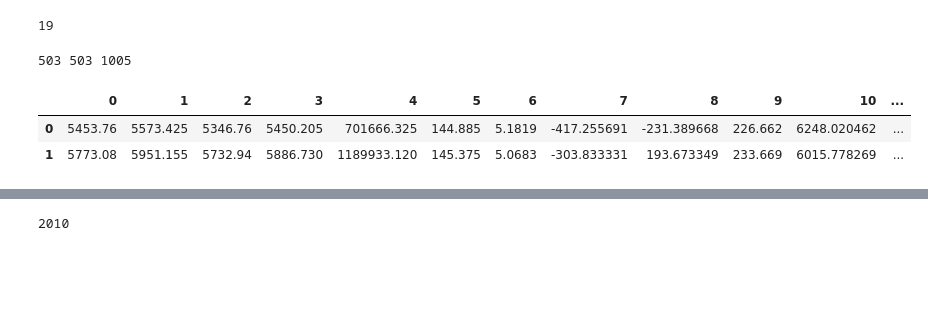
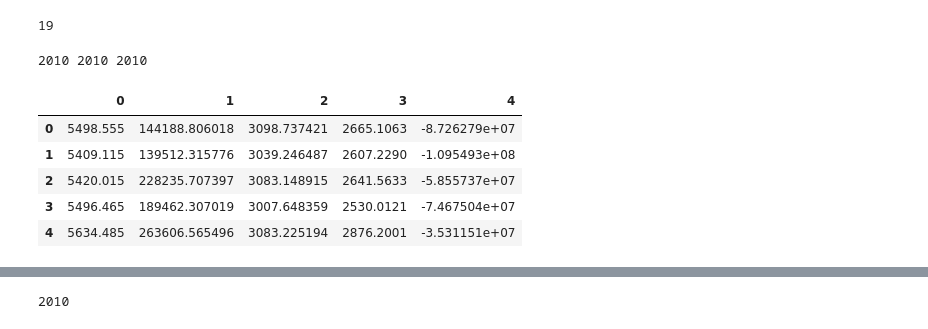
Before and after one commit to timothyyu/wsae-lstm, a Jupyter notebook: notebooks/archived/1c_wavelet_draft_test_exploration.ipynb, the cells around one changed output, grey strips where cells are left out. Drawn from its saved outputs; the diff is of its cells as text; code cells hidden in the pictures; blank space fills up the shorter version.

```diff
--- a/notebooks/archived/1c_wavelet_draft_test_exploration.ipynb
+++ b/notebooks/archived/1c_wavelet_draft_test_exploration.ipynb
@@ -28,5 +28,5 @@ from wsae_lstm.utils import dictmap_load
 # %%
-dict_dataframes_index = dictmap_load(path = "../data/interim/clean_data_index.xlsx")
+dict_dataframes_index = dictmap_load(path = "../../data/interim/clean_data_index.xlsx")
 #dict_dataframes_index['csi300 index data'].info()
 # %%
 data = dict_dataframes_index['csi300 index data'].drop(['date'],axis=1,inplace=True)
@@ -44,7 +44,7 @@ len(dict_dataframes_index['csi300 index data'].columns)
 # Multi-level wavelet transform
     # https://pywavelets.readthedocs.io/en/latest/ref/dwt-discrete-wavelet-transform.html#pywt.wavedec
 w = pywt.Wavelet('haar')
-coeffs = wavedec(data, w, level=2,axis=0)
+coeffs = wavedec(data, w, level=2,axis=1)
 cA2, cD2, cD1 = coeffs
 # cA = Approximation coefficients
     # Approximation (low pass)
@@ -54,13 +54,16 @@ cA2, cD2, cD1 = coeffs
 # %%
 print(len(cA2),len(cD2),len(cD1))
 # %% [output]
-503 503 1005
+2010 2010 2010
 # %%
-pd.DataFrame(cA2).head(2)
+pd.DataFrame(cA2).head(5)
 # %% [output]
-|  | 0 | 1 | 2 | 3 | 4 | 5 | 6 | 7 | 8 | 9 | 10 | ... |
-| 0 | 5453.76 | 5573.425 | 5346.76 | 5450.205 | 701666.325 | 144.885 | 5.1819 | -417.255691 | -231.389668 | 226.662 | 6248.020462 | ... |
-| 1 | 5773.08 | 5951.155 | 5732.94 | 5886.730 | 1189933.120 | 145.375 | 5.0683 | -303.833331 | 193.673349 | 233.669 | 6015.778269 | ... |
+|  | 0 | 1 | 2 | 3 | 4 |
+| 0 | 5498.555 | 144188.806018 | 3098.737421 | 2665.1063 | -8.726279e+07 |
+| 1 | 5409.115 | 139512.315776 | 3039.246487 | 2607.2290 | -1.095493e+08 |
+| 2 | 5420.015 | 228235.707397 | 3083.148915 | 2641.5633 | -5.855737e+07 |
+| 3 | 5496.465 | 189462.307019 | 3007.648359 | 2530.0121 | -7.467504e+07 |
+| 4 | 5634.485 | 263606.565496 | 3083.225194 | 2876.2001 | -3.531151e+07 |
 # %%
 pd.DataFrame(cD1).head(2)
 # %% [output]
```
Also changed, not shown: parts of 7 cells of this notebook, 3 other files.
